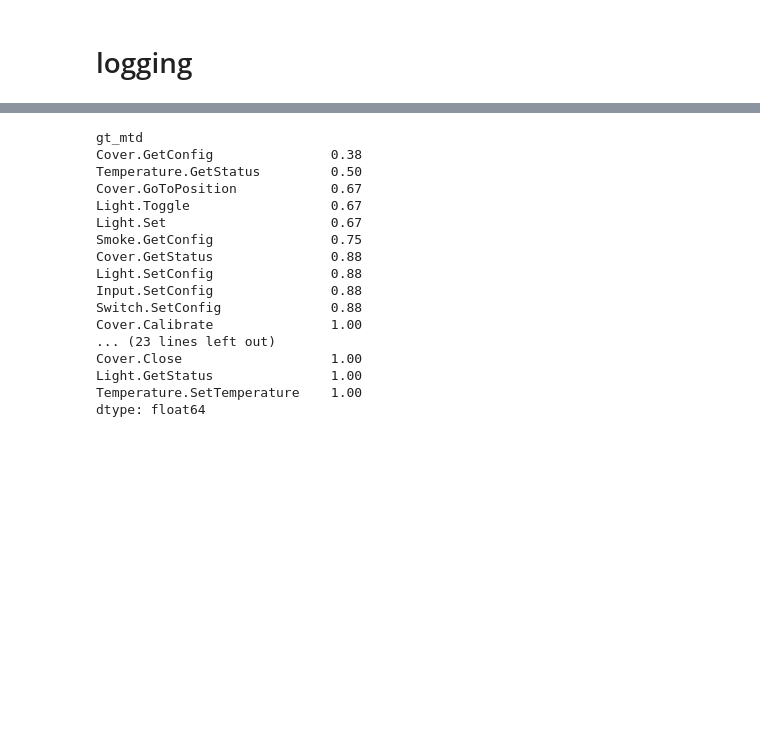
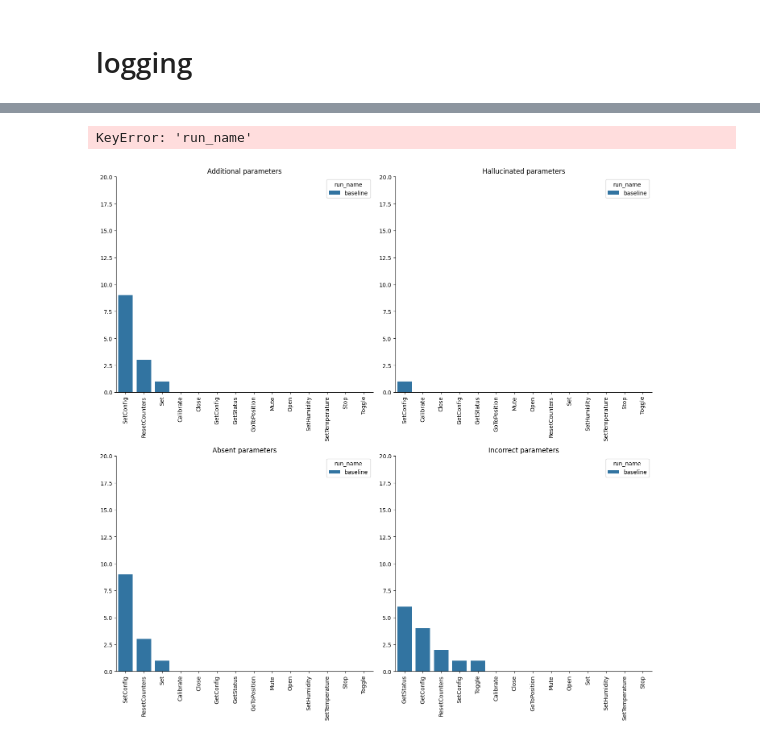
Before and after one commit to viktorpovazhuk/home_assistant_llm, a Jupyter notebook: validation.ipynb, the cells around one changed output, grey strips where cells are left out. Saved outputs shown, nothing was run; the diff lists cells and outputs as text; code cells hidden in the pictures; blank space fills up the shorter version.

Commit message:
Fixed error reason identification functions

```diff
--- a/validation.ipynb
+++ b/validation.ipynb
@@ -375,26 +362,3 @@ def predict(llm, df, run_name, num_nodes=3, selected_devices=None, selected_ids=
         output_df.iloc[[len(output_df)-1]].to_csv(output_path, index=False, header=header, mode=mode)
 
     return output_df
-# %%
-df = pd.read_csv(DATASET_PATH)
-RUN_NAME = 'baseline'
-NUM_EXAMPLES = 2
-NUM_NODES = 3
-MODEL_NAME = 'mistral-7b'
-N_CTX = 4000
-
-(OUTPUT_DIR / RUN_NAME).mkdir(exist_ok=True)
-
-with open(OUTPUT_DIR / RUN_NAME / "settings.json", 'w') as f:
-    f.write(json.dumps({
-        'llm': MODEL_NAME,
-        'num_examples': 2,
-        'num_nodes': NUM_NODES,
-        'num_examples': NUM_EXAMPLES,
-        'n_ctx': N_CTX
-    }))
-shutil.copy(VAL_PROMPT_COMPONENTS_DIR / 'instruction.md', OUTPUT_DIR / RUN_NAME)
-
-llm = Llama(str(MODELS_PATH / MODELS[MODEL_NAME]), n_ctx=N_CTX, verbose=False, n_gpu_layers=25)
-
-output_df = predict(llm, df, RUN_NAME, num_nodes=NUM_NODES, limit_rows=3, verbose=True)
@@ -642,20 +598,8 @@ display(incor_params_df)
-# %%
-df.groupby(by='gt_mtd').apply(lambda x: round(x['method_cor'].value_counts()[True] / x.shape[0], 2)).sort_values(ascending=True)
-# %% [output]
-gt_mtd
-Cover.GetConfig               0.38
-Temperature.GetStatus         0.50
-Cover.GoToPosition            0.67
-Light.Toggle                  0.67
-Light.Set                     0.67
-Smoke.GetConfig               0.75
-Cover.GetStatus               0.88
-Light.SetConfig               0.88
-Input.SetConfig               0.88
-Switch.SetConfig              0.88
-Cover.Calibrate               1.00
-... (23 lines left out)
-Cover.Close                   1.00
-Light.GetStatus               1.00
-Temperature.SetTemperature    1.00
-dtype: float64
+# %%
+plot_results(['baseline'])
+# %% [output]
+KeyError: 'run_name'
+# %%
+plot_fail_reasons(['baseline'])
+# %% [output]
+[figure, added]
```
Also changed, not shown: parts of 29 cells of this notebook.
